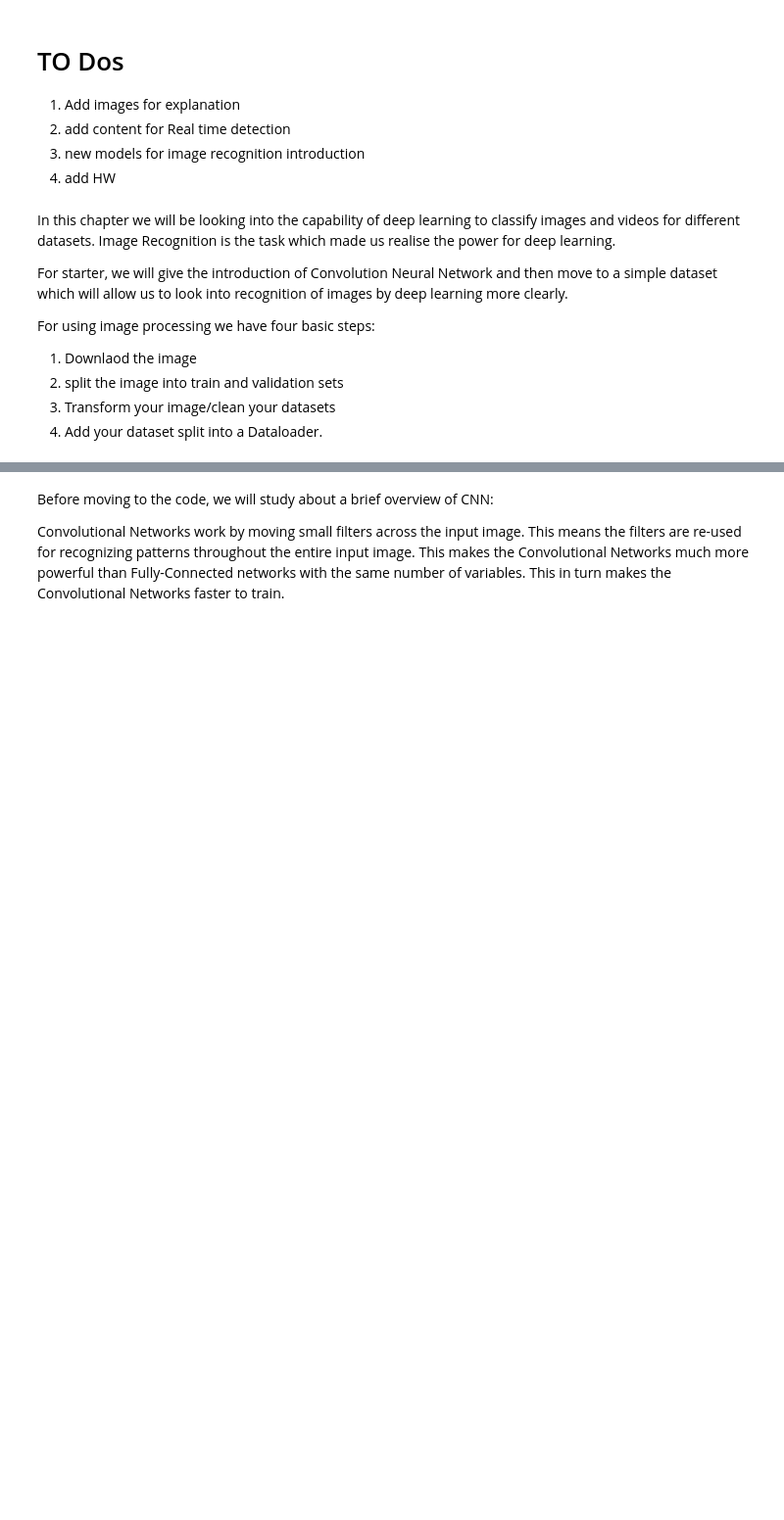
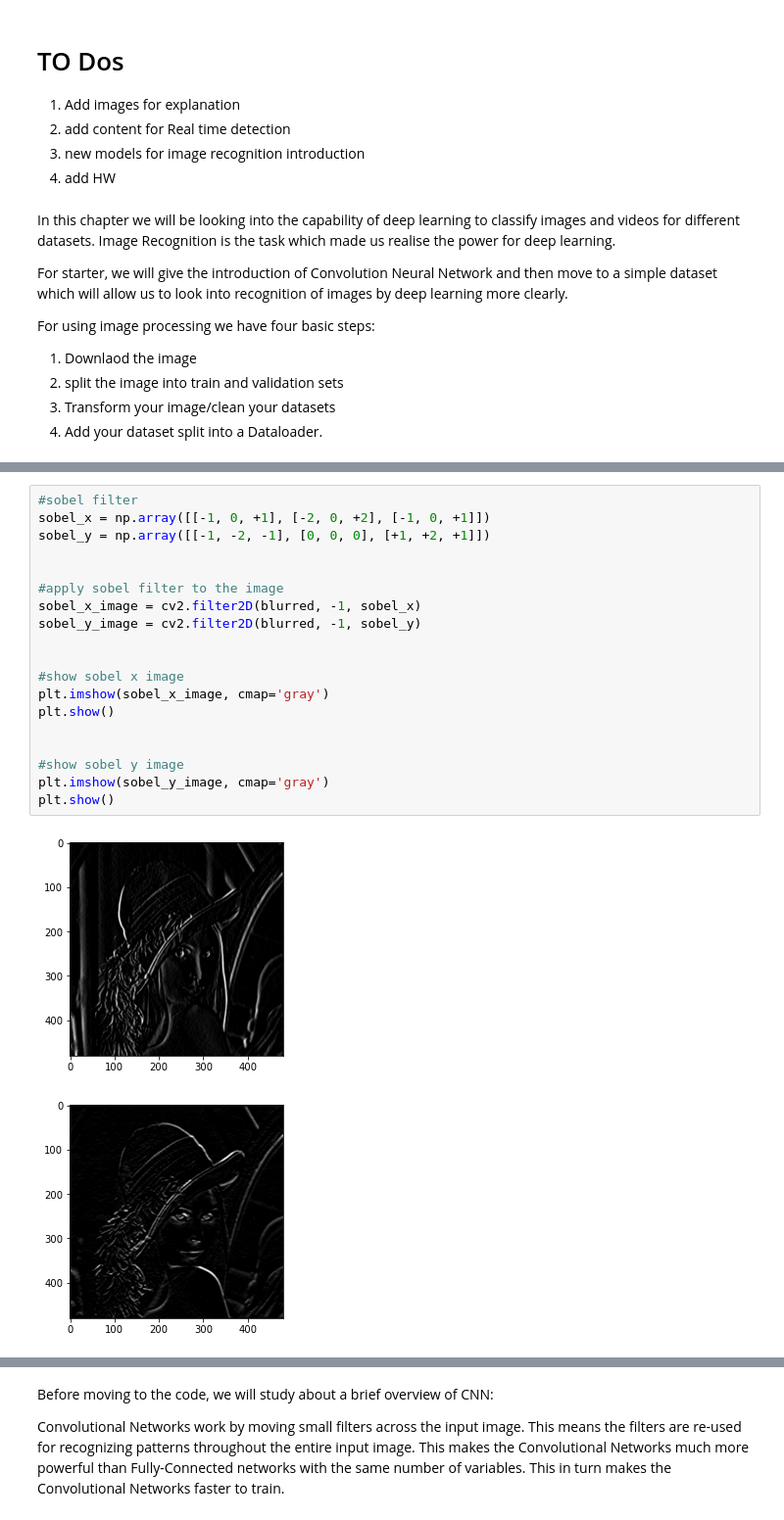
Before and after one commit to neuroneural/Deep_Learning_Catalyst, a Jupyter notebook: Deep_Learning_Course_Chapter_7.ipynb, the cells around one changed output, grey strips where cells are left out. Shown at 98% size. Saved outputs shown, nothing was run; the diff lists cells and outputs as text; blank space fills up the shorter version.

```diff
--- a/Deep_Learning_Course_Chapter_7.ipynb
+++ b/Deep_Learning_Course_Chapter_7.ipynb
@@ -22,0 +109,22 @@ For using image processing we have four basic steps:
+# %%
+#sobel filter
+sobel_x = np.array([[-1, 0, +1], [-2, 0, +2], [-1, 0, +1]])
+sobel_y = np.array([[-1, -2, -1], [0, 0, 0], [+1, +2, +1]])
+
+
+#apply sobel filter to the image
+sobel_x_image = cv2.filter2D(blurred, -1, sobel_x)
+sobel_y_image = cv2.filter2D(blurred, -1, sobel_y)
+
+
+#show sobel x image
+plt.imshow(sobel_x_image, cmap='gray')
+plt.show()
+
+
+#show sobel y image
+plt.imshow(sobel_y_image, cmap='gray')
+plt.show()
+# %% [output]
+[figure, added]
+[figure, added]
```
Also changed, not shown: parts of 11 cells of this notebook, 4 other files.
